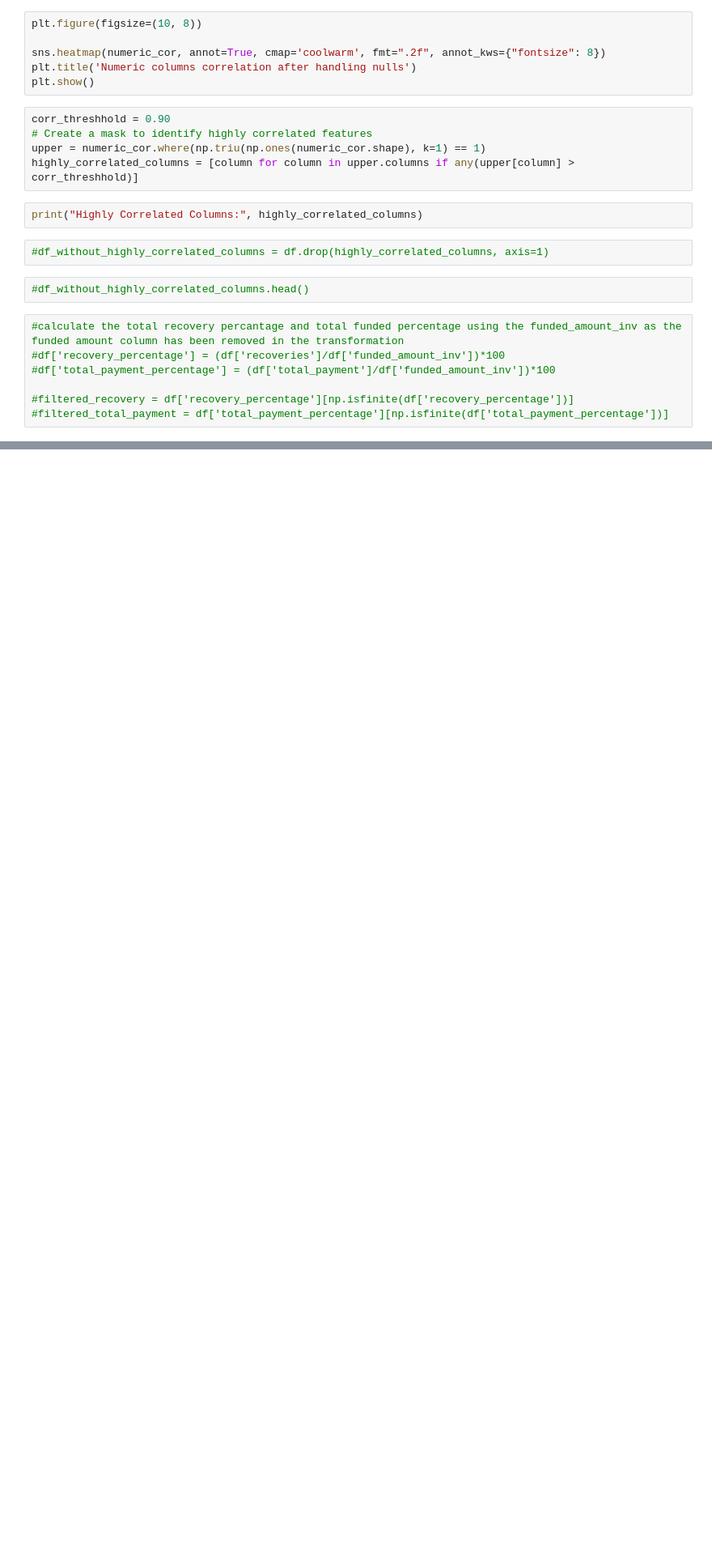
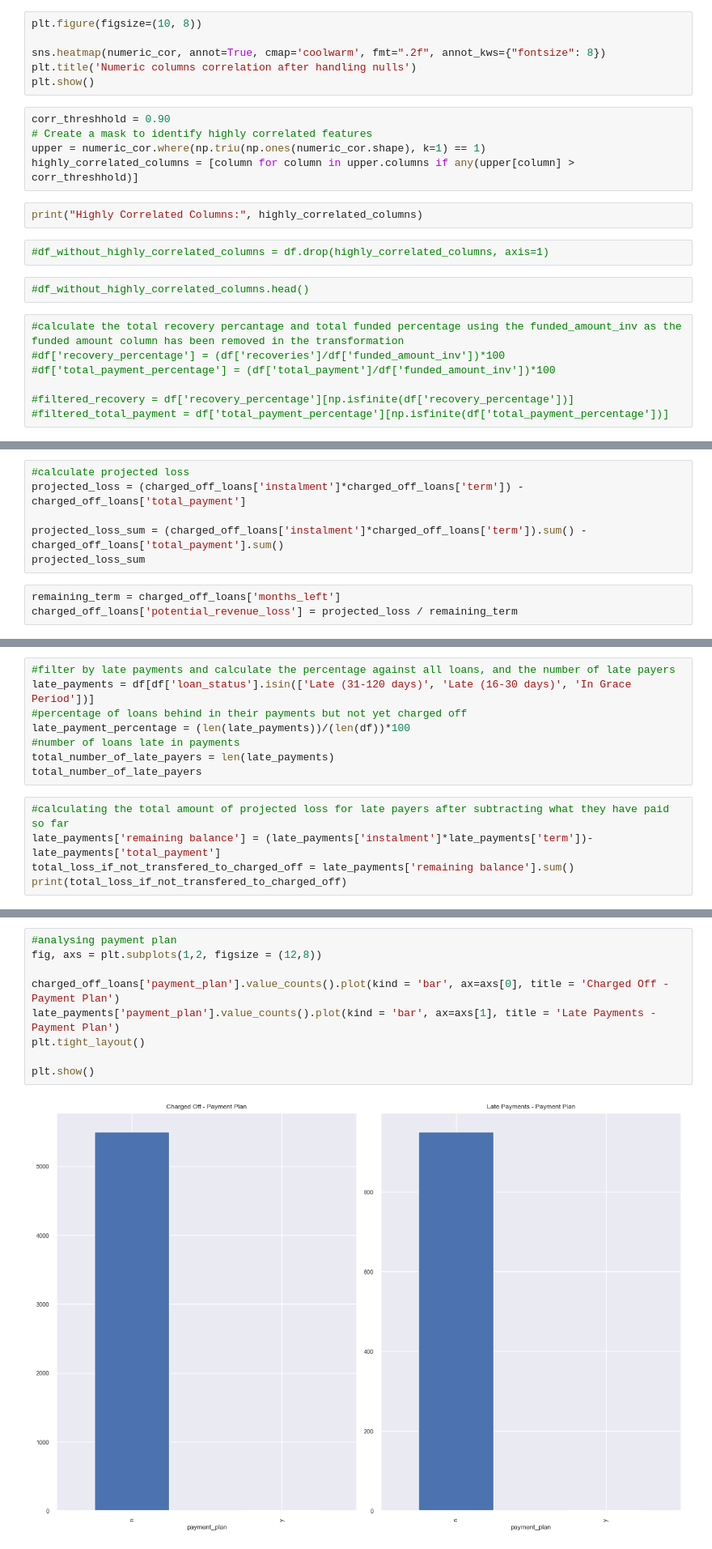
Before and after one commit to ana-mostafa/exploratory-data-analysis---customer-loans-in-finance410, a Jupyter notebook: process.ipynb, the cells around one changed output, grey strips where cells are left out. Shown at 81% size. Saved outputs shown, nothing was run; the diff lists cells and outputs as text; blank space fills up the shorter version.

```diff
--- a/process.ipynb
+++ b/process.ipynb
@@ -268,0 +272,9 @@ plt.show()
+# %%
+#calculate projected loss
+projected_loss = (charged_off_loans['instalment']*charged_off_loans['term']) - charged_off_loans['total_payment']
+
+projected_loss_sum = (charged_off_loans['instalment']*charged_off_loans['term']).sum() - charged_off_loans['total_payment'].sum()
+projected_loss_sum
+# %%
+remaining_term = charged_off_loans['months_left']
+charged_off_loans['potential_revenue_loss'] = projected_loss / remaining_term
@@ -268,0 +298,13 @@ plt.show()
+# %%
+#filter by late payments and calculate the percentage against all loans, and the number of late payers
+late_payments = df[df['loan_status'].isin(['Late (31-120 days)', 'Late (16-30 days)', 'In Grace Period'])]
+#percentage of loans behind in their payments but not yet charged off
+late_payment_percentage = (len(late_payments))/(len(df))*100
+#number of loans late in payments
+total_number_of_late_payers = len(late_payments)
+total_number_of_late_payers
+# %%
+#calculating the total amount of projected loss for late payers after subtracting what they have paid so far
+late_payments['remaining balance'] = (late_payments['instalment']*late_payments['term'])-late_payments['total_payment']
+total_loss_if_not_transfered_to_charged_off = late_payments['remaining balance'].sum()
+print(total_loss_if_not_transfered_to_charged_off)
@@ -268,0 +348,11 @@ plt.show()
+# %%
+#analysing payment plan
+fig, axs = plt.subplots(1,2, figsize = (12,8))
+
+charged_off_loans['payment_plan'].value_counts().plot(kind = 'bar', ax=axs[0], title = 'Charged Off - Payment Plan')
+late_payments['payment_plan'].value_counts().plot(kind = 'bar', ax=axs[1], title = 'Late Payments - Payment Plan')
+plt.tight_layout()
+
+plt.show()
+# %% [output]
+[figure, added]
```
Also changed, not shown: parts of 38 cells of this notebook.
